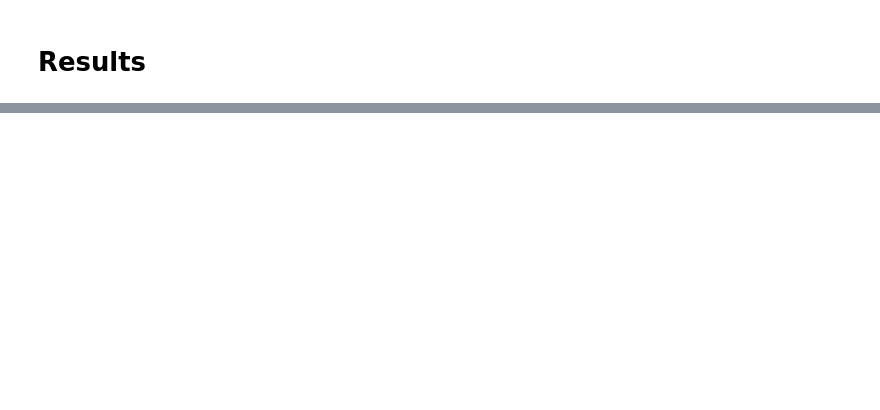
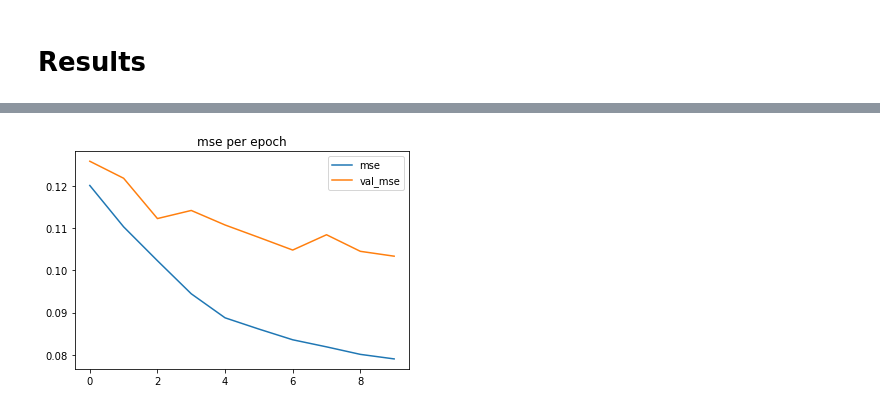
Before and after one commit to dorrabennour/DeepPV, a Jupyter notebook: Unet-Copy1.ipynb, the cells around one changed output, grey strips where cells are left out. Saved outputs shown, nothing was run; the diff lists cells and outputs as text; code cells hidden in the pictures; blank space fills up the shorter version.

```diff
--- a/Unet-Copy1.ipynb
+++ b/Unet-Copy1.ipynb
@@ -214,3 +335,10 @@ model.evaluate(data_generator_test)
+# %%
+plt.plot(history_model_unet_v2_6_1['mse'],label='mse')
+plt.plot(history_model_unet_v2_6_1['val_mse'],label='val_mse')
+plt.title('mse per epoch')
+plt.legend();
+# %% [output]
+[figure, added]
 # %%
 %matplotlib inline
 plt.plot(history.history['loss'])
```
Also changed, not shown: parts of 69 cells of this notebook.
